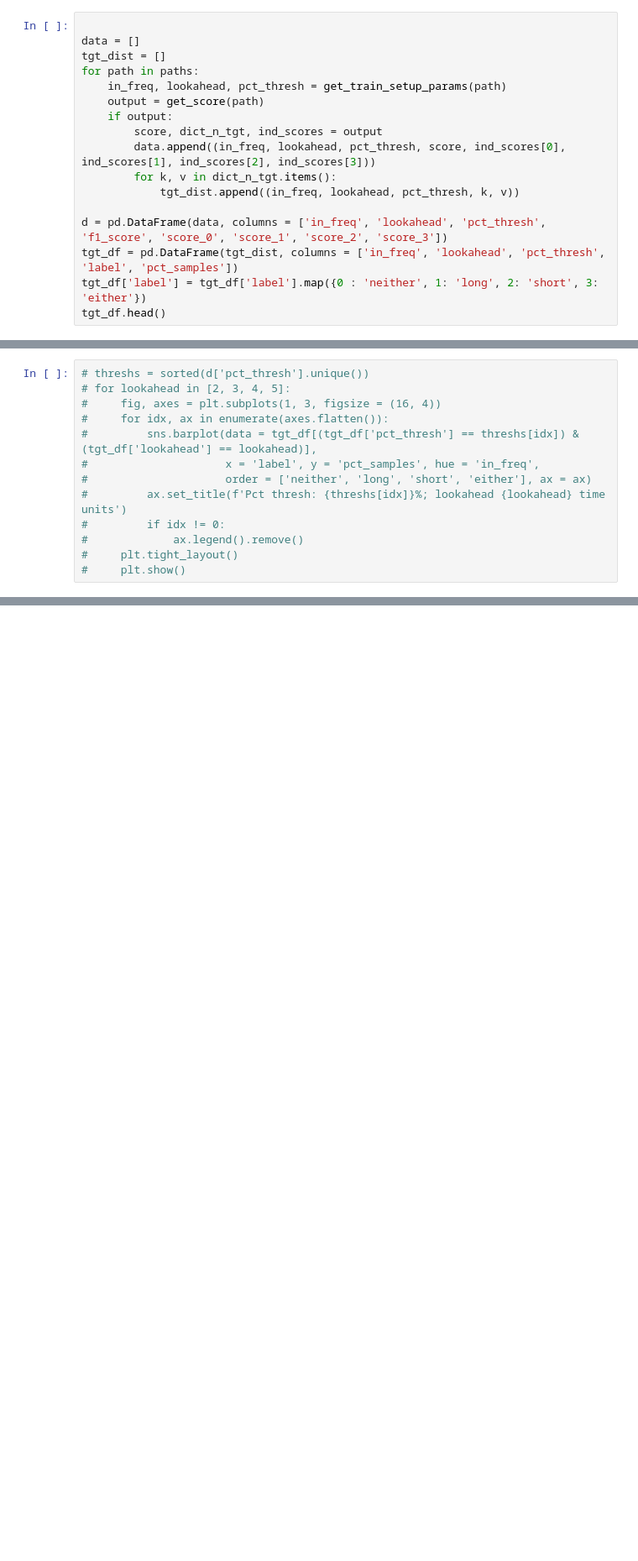
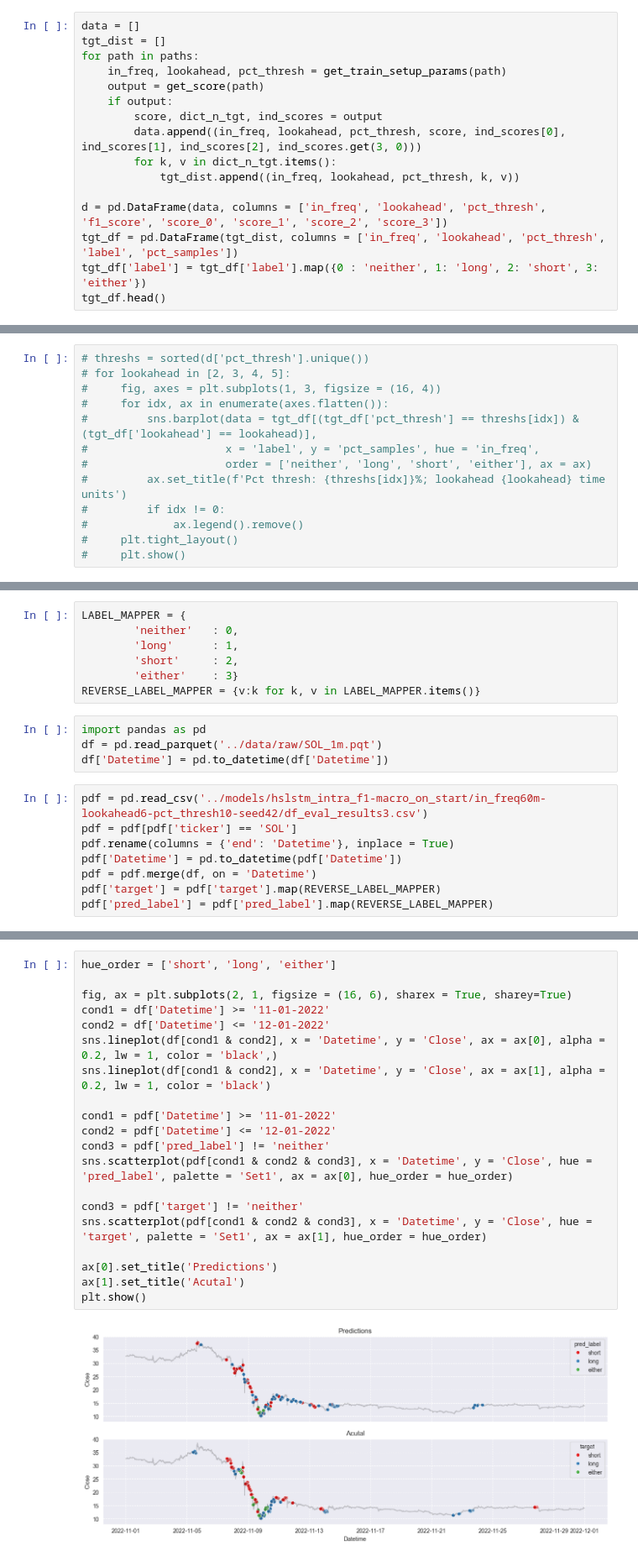
Before and after one commit to nagaraju-oruganti/TS-Classifier, a Jupyter notebook: notebooks/analysis/performance.ipynb, the cells around one changed output, grey strips where cells are left out. Shown: that part at 84% size. Cells and saved outputs as stored; diff of their text form; blank space fills up the shorter version.

Commit message:
updated with new models

```diff
--- a/notebooks/analysis/performance.ipynb
+++ b/notebooks/analysis/performance.ipynb
@@ -45,7 +43,6 @@ def get_score(path):
     except:
         return None
 # %%
-
 data = []
 tgt_dist = []
 for path in paths:
@@ -53,7 +50,7 @@ for path in paths:
     output = get_score(path)
     if output:
         score, dict_n_tgt, ind_scores = output
-        data.append((in_freq, lookahead, pct_thresh, score, ind_scores[0], ind_scores[1], ind_scores[2], ind_scores[3]))
+        data.append((in_freq, lookahead, pct_thresh, score, ind_scores[0], ind_scores[1], ind_scores[2], ind_scores.get(3, 0)))
         for k, v in dict_n_tgt.items():
             tgt_dist.append((in_freq, lookahead, pct_thresh, k, v))
 
@@ -144,0 +157,19 @@ Label distribution:
+# %%
+LABEL_MAPPER = {
+        'neither'   : 0,
+        'long'      : 1,
+        'short'     : 2,
+        'either'    : 3}
+REVERSE_LABEL_MAPPER = {v:k for k, v in LABEL_MAPPER.items()}
+# %%
+import pandas as pd
+df = pd.read_parquet('../data/raw/SOL_1m.pqt')
+df['Datetime'] = pd.to_datetime(df['Datetime'])
+# %%
+pdf = pd.read_csv('../models/hslstm_intra_f1-macro_on_start/in_freq60m-lookahead6-pct_thresh10-seed42/df_eval_results3.csv')
+pdf = pdf[pdf['ticker'] == 'SOL']
+pdf.rename(columns = {'end': 'Datetime'}, inplace = True)
+pdf['Datetime'] = pd.to_datetime(pdf['Datetime'])
+pdf = pdf.merge(df, on = 'Datetime')
+pdf['target'] = pdf['target'].map(REVERSE_LABEL_MAPPER)
+pdf['pred_label'] = pdf['pred_label'].map(REVERSE_LABEL_MAPPER)
@@ -144,0 +185,22 @@ Label distribution:
+# %%
+hue_order = ['short', 'long', 'either']
+
+fig, ax = plt.subplots(2, 1, figsize = (16, 6), sharex = True, sharey=True)
+cond1 = df['Datetime'] >= '11-01-2022'
+cond2 = df['Datetime'] <= '12-01-2022'
+sns.lineplot(df[cond1 & cond2], x = 'Datetime', y = 'Close', ax = ax[0], alpha = 0.2, lw = 1, color = 'black',)
+sns.lineplot(df[cond1 & cond2], x = 'Datetime', y = 'Close', ax = ax[1], alpha = 0.2, lw = 1, color = 'black')
+
+cond1 = pdf['Datetime'] >= '11-01-2022'
+cond2 = pdf['Datetime'] <= '12-01-2022'
+cond3 = pdf['pred_label'] != 'neither'
+sns.scatterplot(pdf[cond1 & cond2 & cond3], x = 'Datetime', y = 'Close', hue = 'pred_label', palette = 'Set1', ax = ax[0], hue_order = hue_order)
+
+cond3 = pdf['target'] != 'neither'
+sns.scatterplot(pdf[cond1 & cond2 & cond3], x = 'Datetime', y = 'Close', hue = 'target', palette = 'Set1', ax = ax[1], hue_order = hue_order)
+
+ax[0].set_title('Predictions')
+ax[1].set_title('Acutal')
+plt.show()
+# %% [output]
+[figure, added]
```
Also changed, not shown: parts of 12 cells of this notebook, 14 other files.
